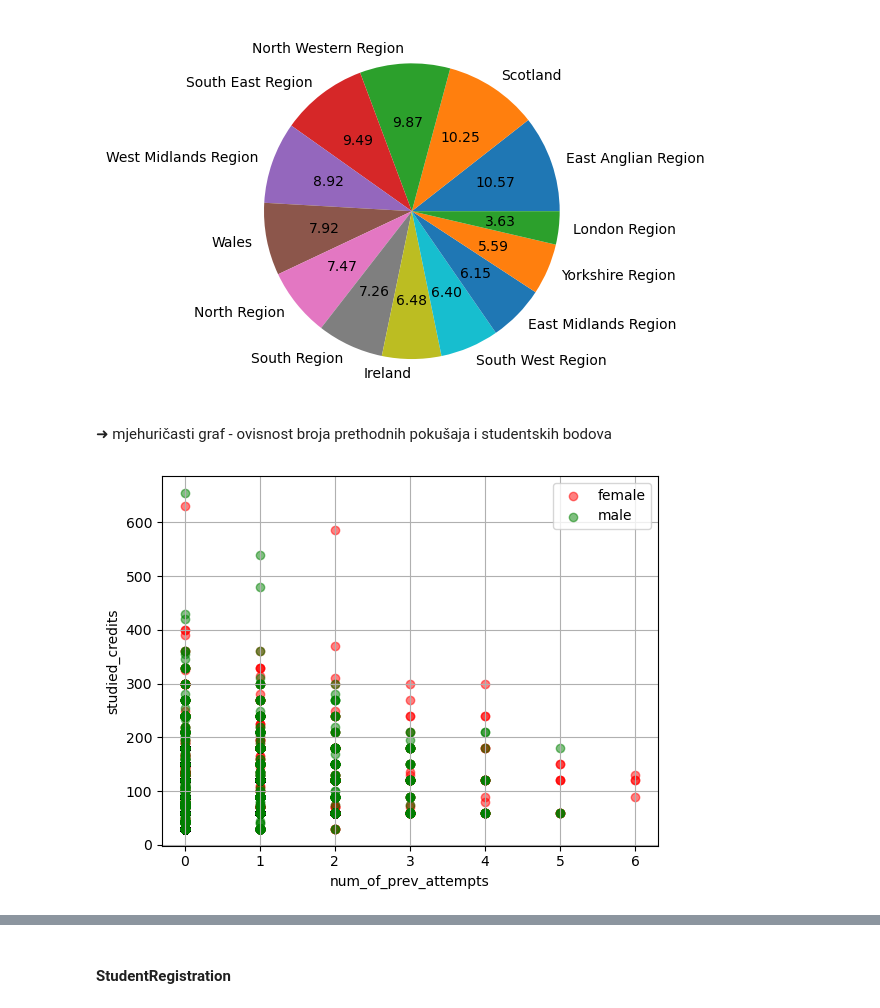
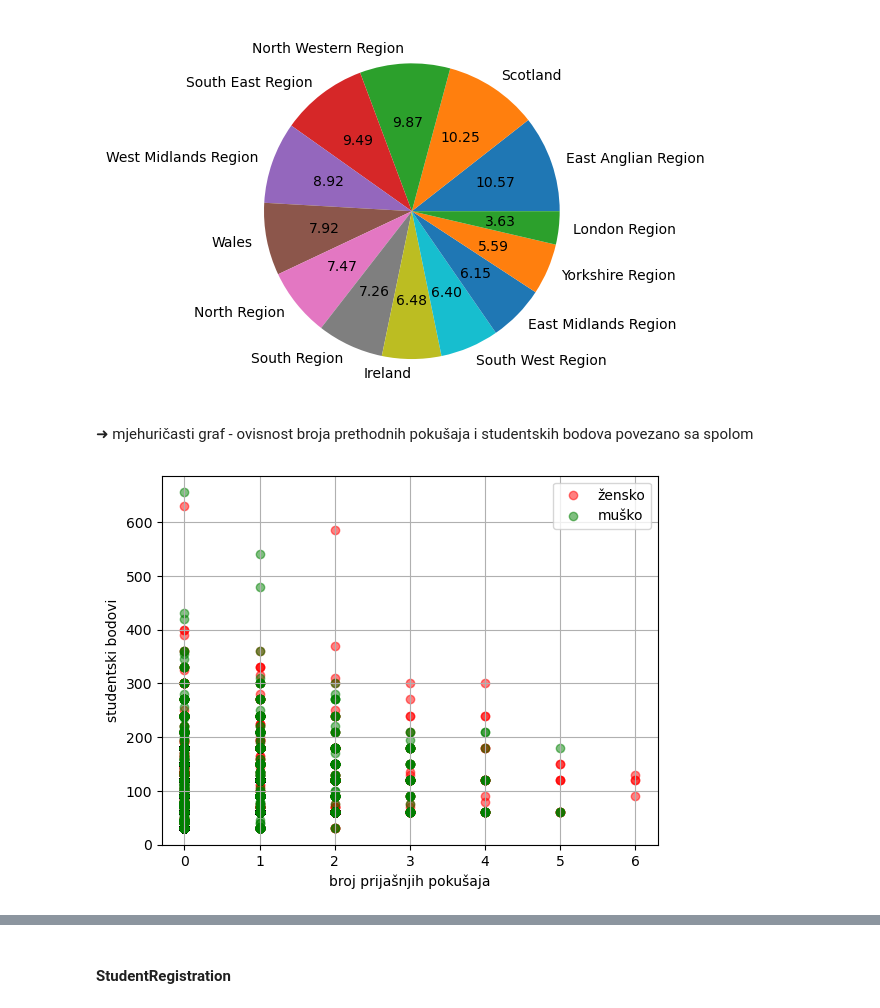
Before and after one commit to antoniamstr1/projekt-uuzop, a Jupyter notebook: prvi_dio.ipynb, the cells around one changed output, grey strips where cells are left out. Saved outputs shown, nothing was run; the diff lists cells and outputs as text; code cells hidden in the pictures.

Commit message:
graf promjene

```diff
--- a/prvi_dio.ipynb
+++ b/prvi_dio.ipynb
@@ -457,20 +474,20 @@ plt.show()
 # %% [output]
 [figure]
 # %% [markdown]
-➜ mjehuričasti graf - ovisnost broja prethodnih pokušaja i studentskih bodova
+➜ mjehuričasti graf - ovisnost broja prethodnih pokušaja i studentskih bodova povezano sa spolom
 # %%
 
 gender_M = studentInfo.gender == "M"
 
 count_region = studentInfo['region'].value_counts()
 name = studentInfo['region'].unique()
 
-plt.scatter(studentInfo.loc[~gender_M,'num_of_prev_attempts'], studentInfo.loc[~gender_M,'studied_credits'], alpha=0.5, c='r', label='female')
-plt.scatter(studentInfo.loc[gender_M,'num_of_prev_attempts'], studentInfo.loc[gender_M,'studied_credits'], alpha=0.5, c='g', label='male')
-plt.xlabel('num_of_prev_attempts')
-plt.ylabel('studied_credits')
+plt.scatter(studentInfo.loc[~gender_M,'num_of_prev_attempts'], studentInfo.loc[~gender_M,'studied_credits'], alpha=0.5, c='r', label='žensko')
+plt.scatter(studentInfo.loc[gender_M,'num_of_prev_attempts'], studentInfo.loc[gender_M,'studied_credits'], alpha=0.5, c='g', label='muško')
+plt.xlabel('broj prijašnjih pokušaja')
+plt.ylabel('studentski bodovi')
 plt.legend(loc='best')
 plt.grid()
 plt.show()
 # %% [output]
-[figure, old version]
+[figure, new version]
```
Also changed, not shown: parts of 20 cells of this notebook.
